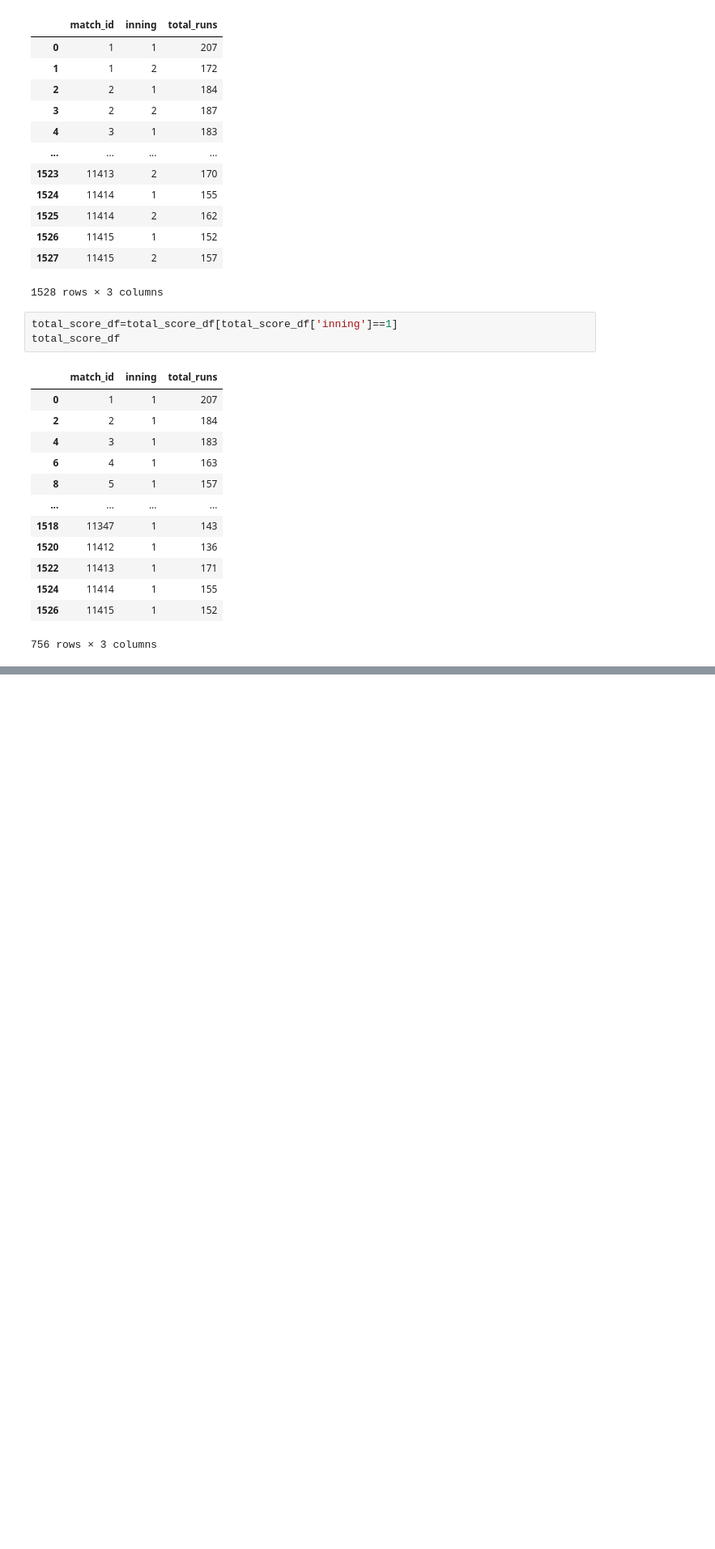
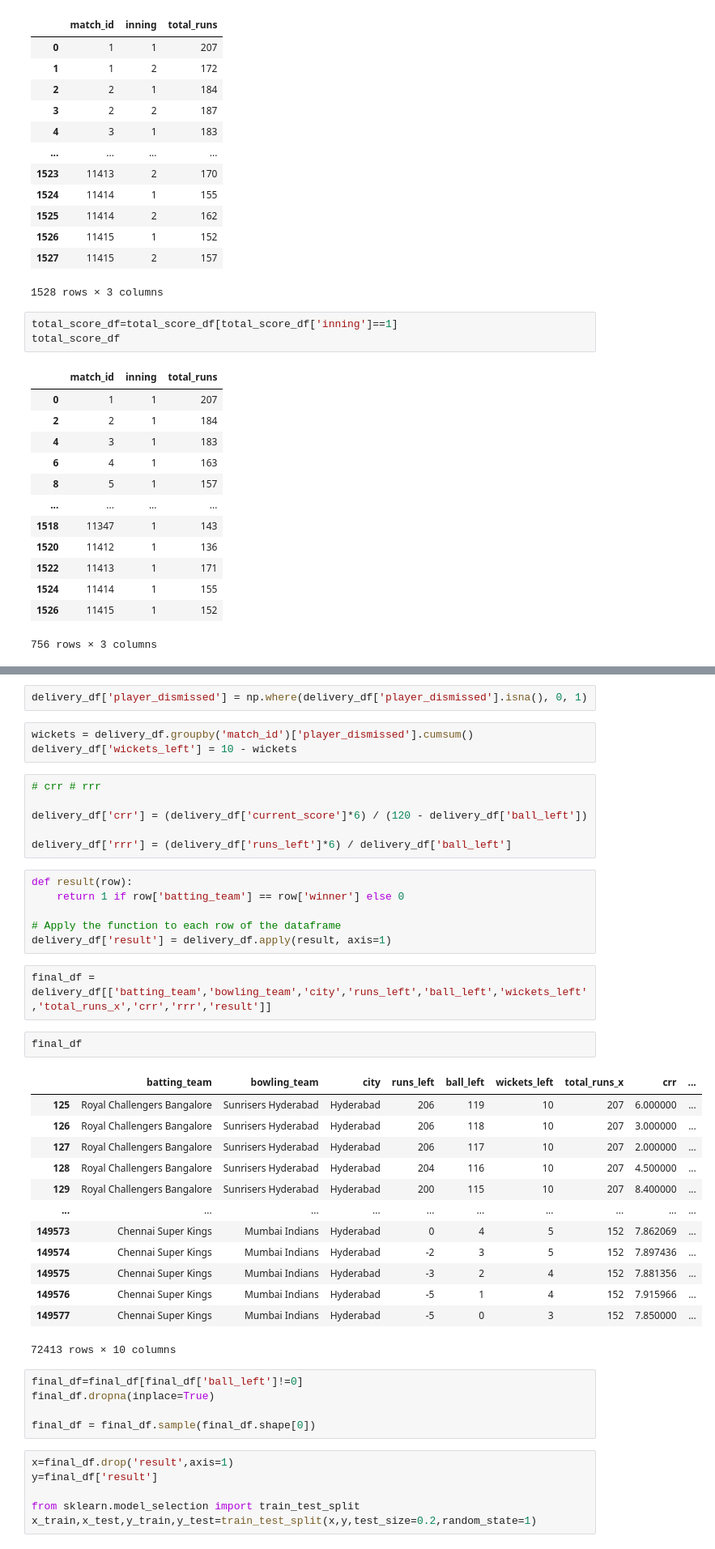
Before and after one commit to Debasis-muduli/Ipl-win-predictor, a Jupyter notebook: win_prediction.ipynb, the cells around one changed output, grey strips where cells are left out. Shown at 81% size. Cells and saved outputs as stored; diff of their text form; blank space fills up the shorter version.

```diff
--- a/win_prediction.ipynb
+++ b/win_prediction.ipynb
@@ -65,0 +140,46 @@ total_score_df
+# %%
+delivery_df['player_dismissed'] = np.where(delivery_df['player_dismissed'].isna(), 0, 1)
+# %%
+wickets = delivery_df.groupby('match_id')['player_dismissed'].cumsum()
+delivery_df['wickets_left'] = 10 - wickets
+# %%
+# crr # rrr
+
+delivery_df['crr'] = (delivery_df['current_score']*6) / (120 - delivery_df['ball_left'])
+
+delivery_df['rrr'] = (delivery_df['runs_left']*6) / delivery_df['ball_left']
+# %%
+def result(row):
+    return 1 if row['batting_team'] == row['winner'] else 0
+
+# Apply the function to each row of the dataframe
+delivery_df['result'] = delivery_df.apply(result, axis=1)
+# %%
+final_df = delivery_df[['batting_team','bowling_team','city','runs_left','ball_left','wickets_left','total_runs_x','crr','rrr','result']]
+# %%
+final_df
+# %% [output]
+|  | batting_team | bowling_team | city | runs_left | ball_left | wickets_left | total_runs_x | crr | ... |
+| 125 | Royal Challengers Bangalore | Sunrisers Hyderabad | Hyderabad | 206 | 119 | 10 | 207 | 6.000000 | ... |
+| 126 | Royal Challengers Bangalore | Sunrisers Hyderabad | Hyderabad | 206 | 118 | 10 | 207 | 3.000000 | ... |
+| 127 | Royal Challengers Bangalore | Sunrisers Hyderabad | Hyderabad | 206 | 117 | 10 | 207 | 2.000000 | ... |
+| 128 | Royal Challengers Bangalore | Sunrisers Hyderabad | Hyderabad | 204 | 116 | 10 | 207 | 4.500000 | ... |
+| 129 | Royal Challengers Bangalore | Sunrisers Hyderabad | Hyderabad | 200 | 115 | 10 | 207 | 8.400000 | ... |
+| ... | ... | ... | ... | ... | ... | ... | ... | ... | ... |
+| 149573 | Chennai Super Kings | Mumbai Indians | Hyderabad | 0 | 4 | 5 | 152 | 7.862069 | ... |
+| 149574 | Chennai Super Kings | Mumbai Indians | Hyderabad | -2 | 3 | 5 | 152 | 7.897436 | ... |
+| 149575 | Chennai Super Kings | Mumbai Indians | Hyderabad | -3 | 2 | 4 | 152 | 7.881356 | ... |
+| 149576 | Chennai Super Kings | Mumbai Indians | Hyderabad | -5 | 1 | 4 | 152 | 7.915966 | ... |
+| 149577 | Chennai Super Kings | Mumbai Indians | Hyderabad | -5 | 0 | 3 | 152 | 7.850000 | ... |
+72413 rows × 10 columns
+# %%
+final_df=final_df[final_df['ball_left']!=0]
+final_df.dropna(inplace=True)
+
+final_df = final_df.sample(final_df.shape[0])
+# %%
+x=final_df.drop('result',axis=1)
+y=final_df['result']
+
+from sklearn.model_selection import train_test_split
+x_train,x_test,y_train,y_test=train_test_split(x,y,test_size=0.2,random_state=1)
```
Also changed, not shown: parts of 29 cells of this notebook, 2 other files.
